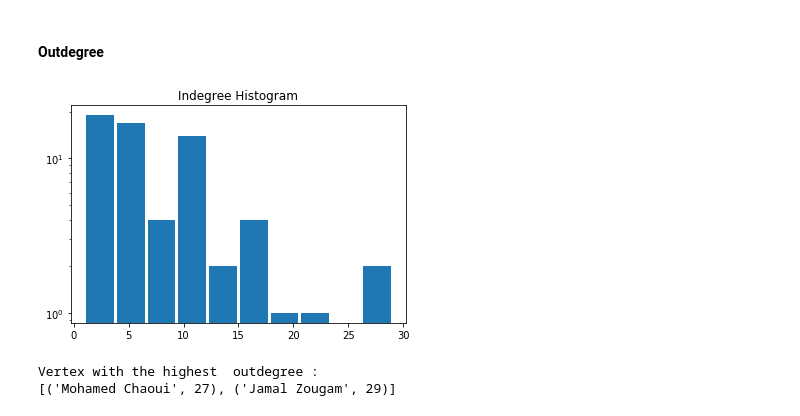
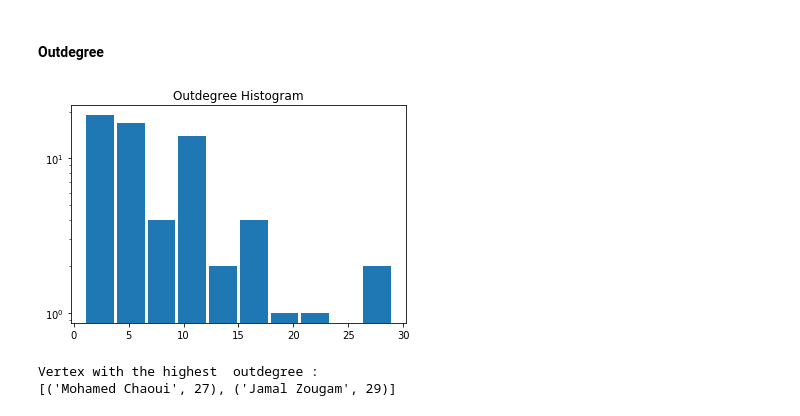
Before and after one commit to GiorgiaAuroraAdorni/MadridTrainBombingNetAnalytics, a Jupyter notebook: MadridTrainBombingNet.ipynb, the cells around one changed output. Drawn from its saved outputs; the diff is of its cells as text; code cells hidden in the pictures.

```diff
--- a/MadridTrainBombingNet.ipynb
+++ b/MadridTrainBombingNet.ipynb
@@ -184,11 +183,11 @@ Vertex with the highest  indegree :
 # %% [markdown]
 #### Outdegree
 # %%
-plt.hist(g.indegree(), log=True, rwidth=0.9)
-plt.title("Indegree Histogram")
+plt.hist(g.outdegree(), log=True, rwidth=0.9)
+plt.title("Outdegree Histogram")
 plt.show()
 # %% [output]
-[figure, old version]
+[figure, new version]
 # %%
 print(nodes_bound(g, 25, 'outdegree'))
 # %% [output]
```
Also changed, not shown: parts of 77 cells of this notebook.
